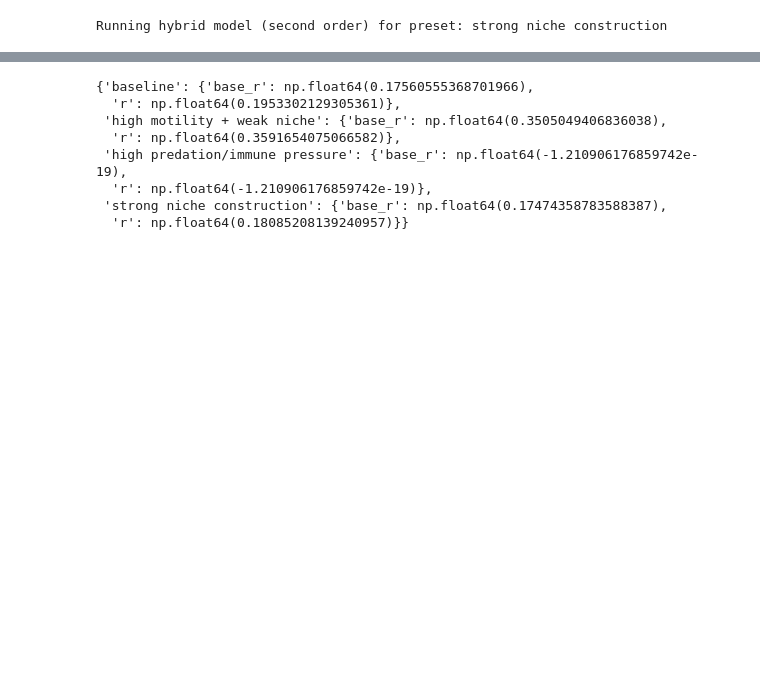
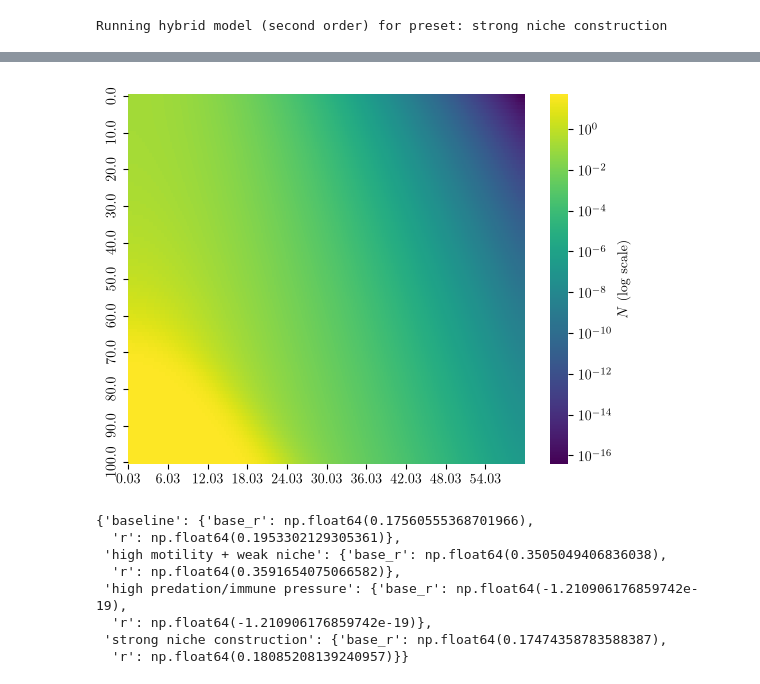
Before and after one commit to cancer-ecology-center/tumor-ecology-models, a Jupyter notebook: scripts/figures.ipynb, the cells around one changed output, grey strips where cells are left out. Saved outputs shown, nothing was run; the diff lists cells and outputs as text; code cells hidden in the pictures; blank space fills up the shorter version.

```diff
--- a/scripts/figures.ipynb
+++ b/scripts/figures.ipynb
@@ -984,3 +722,24 @@ plt.show()
+# %%
+from matplotlib.colors import LogNorm
+
+positive = heatmap_N[heatmap_N > 0]
+rel = pd.DataFrame(
+    np.where(heatmap_N > 0, heatmap_N, np.nan),
+    index=np.round(heatmap_times, 0),
+    columns=np.round(r_coords, 3),
+)
+
+sns.heatmap(
+    rel,
+    cmap="viridis",
+    norm=LogNorm(vmin=float(positive.min()), vmax=float(positive.max())),
+    xticklabels=100,
+    yticklabels=10,
+    cbar_kws={"label": "$N$ (log scale)"},
+)
+plt.show()
+# %% [output]
+[figure, added]
 # %%
 df_late = df_hybrid.loc[df_hybrid["t"] >= 60]
 
```
Also changed, not shown: parts of 17 cells of this notebook.
